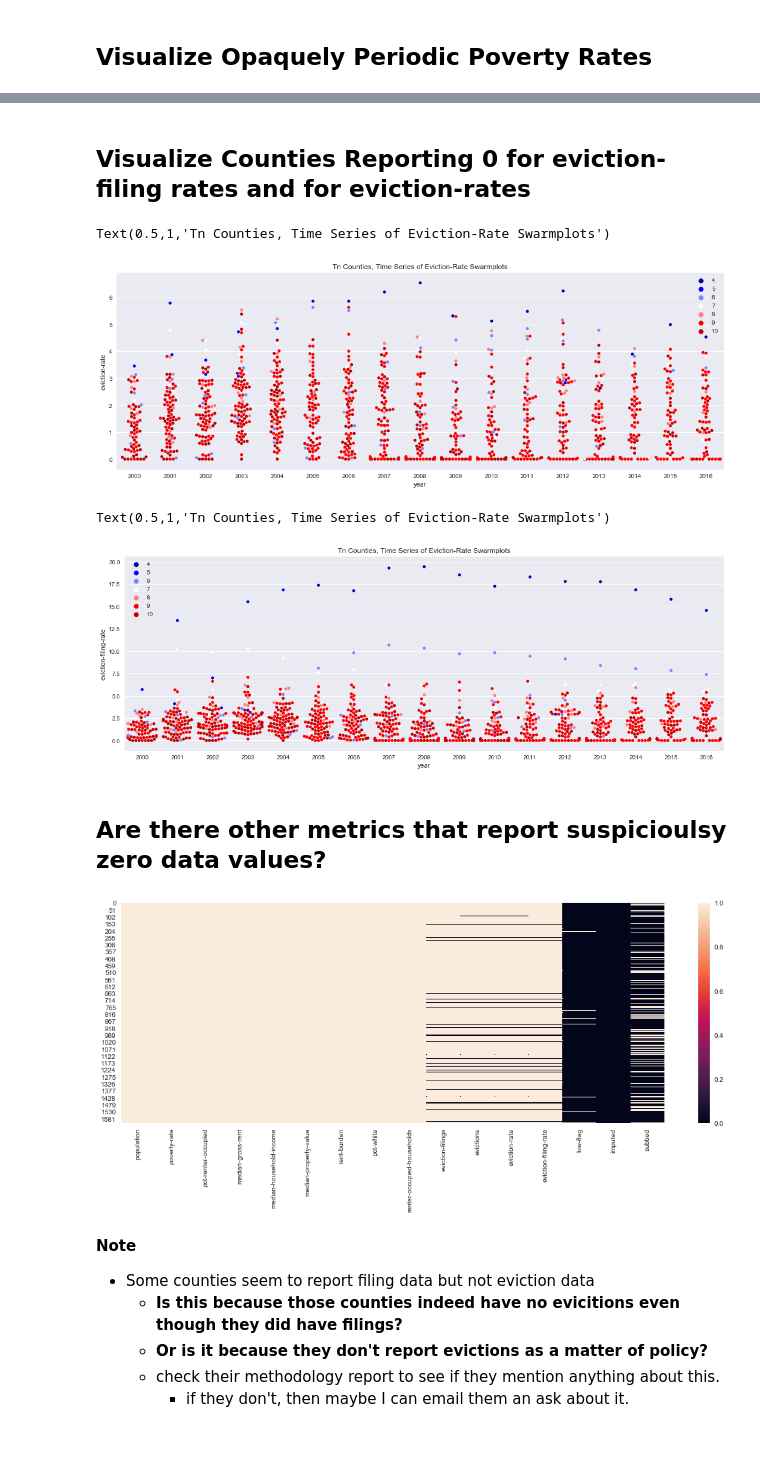
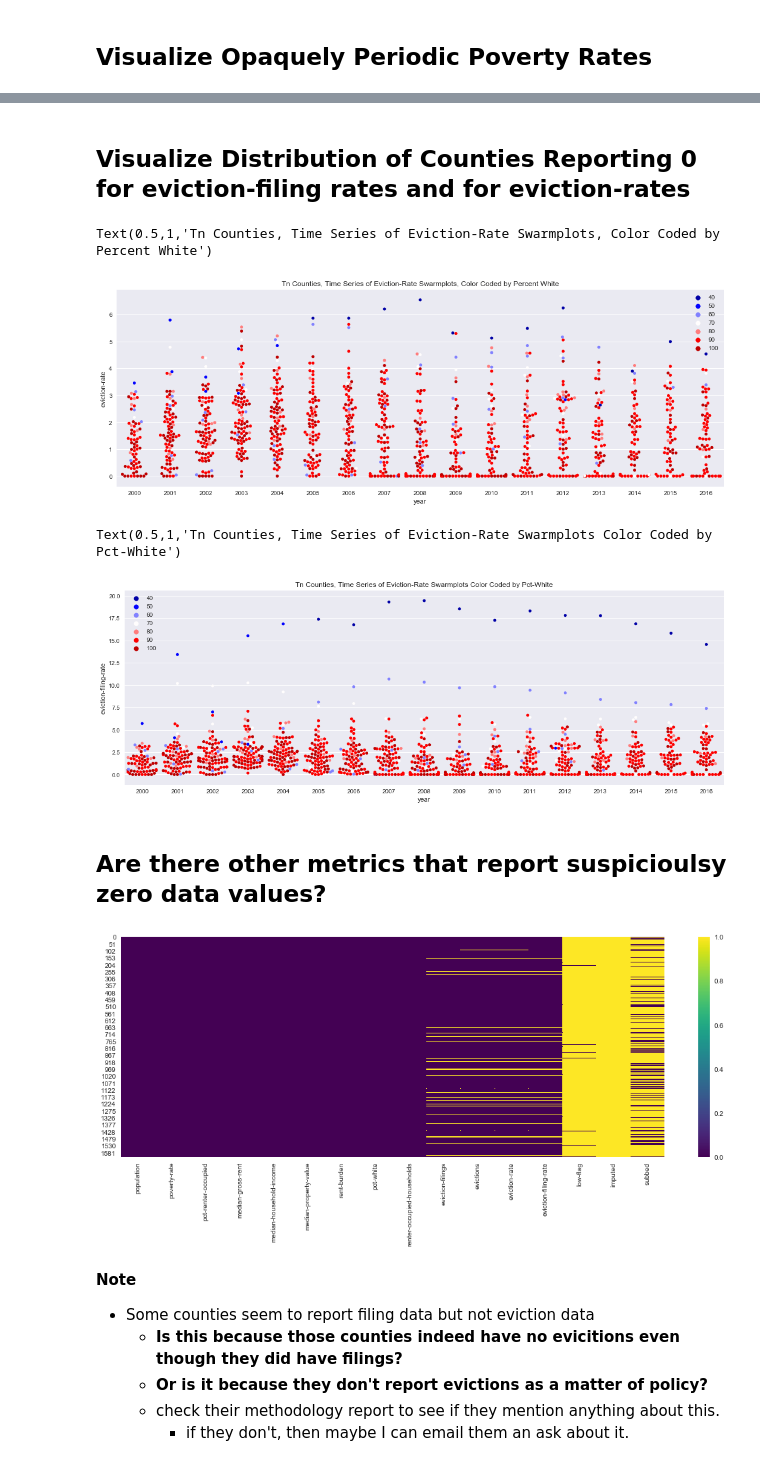
Before and after one commit to paulo-g-martinez/eviction-lab-tn-nss-capstone, a Jupyter notebook: enhancing-statistical-rigor.ipynb, the cells around one changed output, grey strips where cells are left out. Drawn from its saved outputs; the diff is of its cells as text; code cells hidden in the pictures.

```diff
--- a/enhancing-statistical-rigor.ipynb
+++ b/enhancing-statistical-rigor.ipynb
@@ -66,27 +71,27 @@ pvt_cnty_pvty_rates.iplot(filename='pivoted-tn-county-poverty-timeseries', shari
 # %% [output]
 [interactive output not drawn]
 # %% [markdown]
-## Visualize Counties Reporting 0 for eviction-filing rates and for eviction-rates
+## Visualize Distribution of Counties Reporting 0 for eviction-filing rates and for eviction-rates
 # %%
 plt.figure(figsize=(18,6))
 ax = sns.swarmplot(x = counties_evicts_df['year'],
                    y = counties_evicts_df['eviction-rate'],
-                   hue = [round(val/10) for val in counties_evicts_df['pct-white']] , palette = 'seismic'
+                   hue = [round(val/10)*10 for val in counties_evicts_df['pct-white']] , palette = 'seismic'
                   )
-plt.title('Tn Counties, Time Series of Eviction-Rate Swarmplots')
+plt.title('Tn Counties, Time Series of Eviction-Rate Swarmplots, Color Coded by Percent White')
 # %% [output]
-Text(0.5,1,'Tn Counties, Time Series of Eviction-Rate Swarmplots')
+Text(0.5,1,'Tn Counties, Time Series of Eviction-Rate Swarmplots, Color Coded by Percent White')
-[figure, old version]
+[figure, new version]
 # %%
 plt.figure(figsize=(18,6))
 ax = sns.swarmplot(x = counties_evicts_df['year'],
                    y = counties_evicts_df['eviction-filing-rate'],
-                   hue = [round(val/10) for val in counties_evicts_df['pct-white']] , palette = 'seismic'
+                   hue = [round(val/10)*10 for val in counties_evicts_df['pct-white']] , palette = 'seismic'
                   )
-plt.title('Tn Counties, Time Series of Eviction-Rate Swarmplots')
+plt.title('Tn Counties, Time Series of Eviction-Rate Swarmplots Color Coded by Pct-White')
 # %% [output]
-Text(0.5,1,'Tn Counties, Time Series of Eviction-Rate Swarmplots')
+Text(0.5,1,'Tn Counties, Time Series of Eviction-Rate Swarmplots Color Coded by Pct-White')
-[figure, old version]
+[figure, new version]
 # %% [markdown]
 ## Are there other metrics that report suspicioulsy zero data values?
 # %%
@@ -98,10 +103,10 @@ select_vars = ['population',
        'eviction-filing-rate', 'low-flag', 'imputed', 'subbed']
 # %%
 plt.figure(figsize=(18,6))
-sns.heatmap(counties_evicts_df[select_vars] != 0)
+sns.heatmap(counties_evicts_df[select_vars] == 0, cmap = 'viridis')
 plt.show()
 # %% [output]
-[figure, old version]
+[figure, new version]
 # %% [markdown]
 **Note**
 - Some counties seem to report filing data but not eviction data
```
Also changed, not shown: parts of 46 cells of this notebook, 5 other files.
